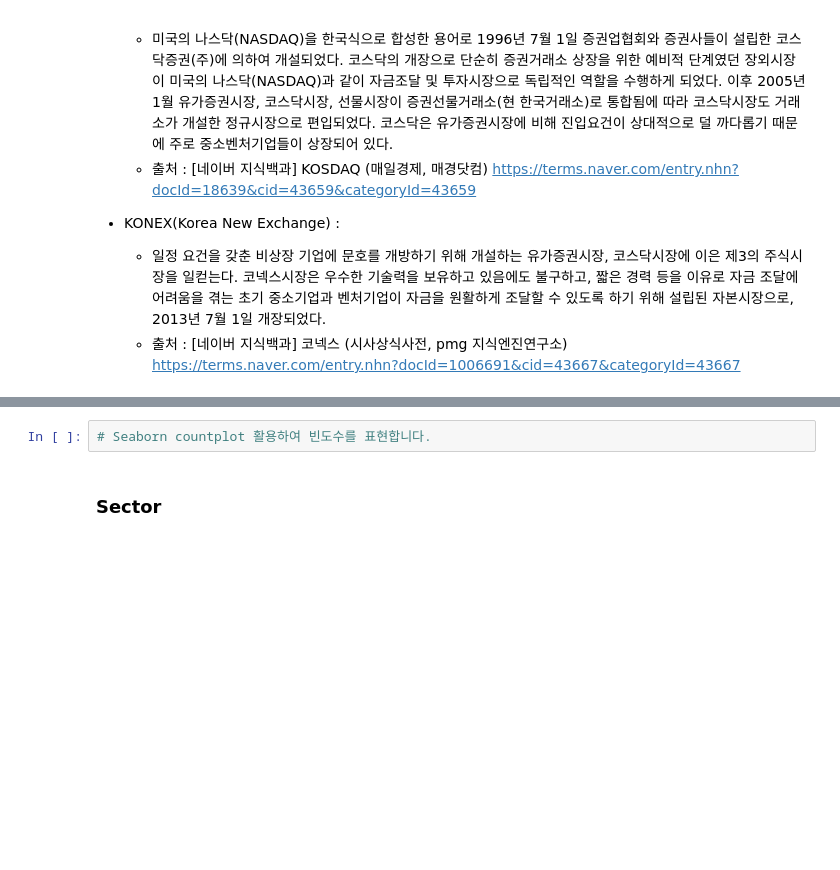
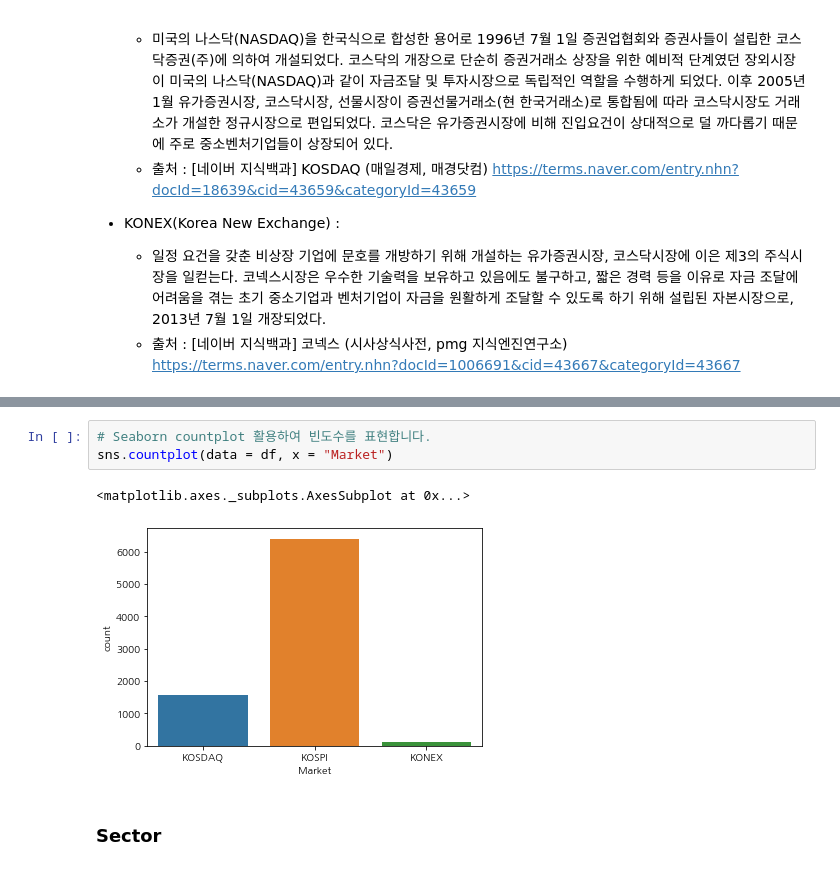
Before and after one commit to KimMooKeun/-, a Jupyter notebook: 1_1_KRX_전체_종목분석_input.ipynb, the cells around one changed output, grey strips where cells are left out. Drawn from its saved outputs; the diff is of its cells as text; blank space fills up the shorter version.

```diff
--- a/1_1_KRX_전체_종목분석_input.ipynb
+++ b/1_1_KRX_전체_종목분석_input.ipynb
@@ -416,5 +651,9 @@ import koreanize_matplotlib
 # %%
 # Seaborn countplot 활용하여 빈도수를 표현합니다.
+sns.countplot(data = df, x = "Market")
+# %% [output]
+<matplotlib.axes._subplots.AxesSubplot at 0x...>
+[figure, added]
 # %% [markdown]
 ### Sector
 # %%
```
Also changed, not shown: parts of 37 cells of this notebook.
